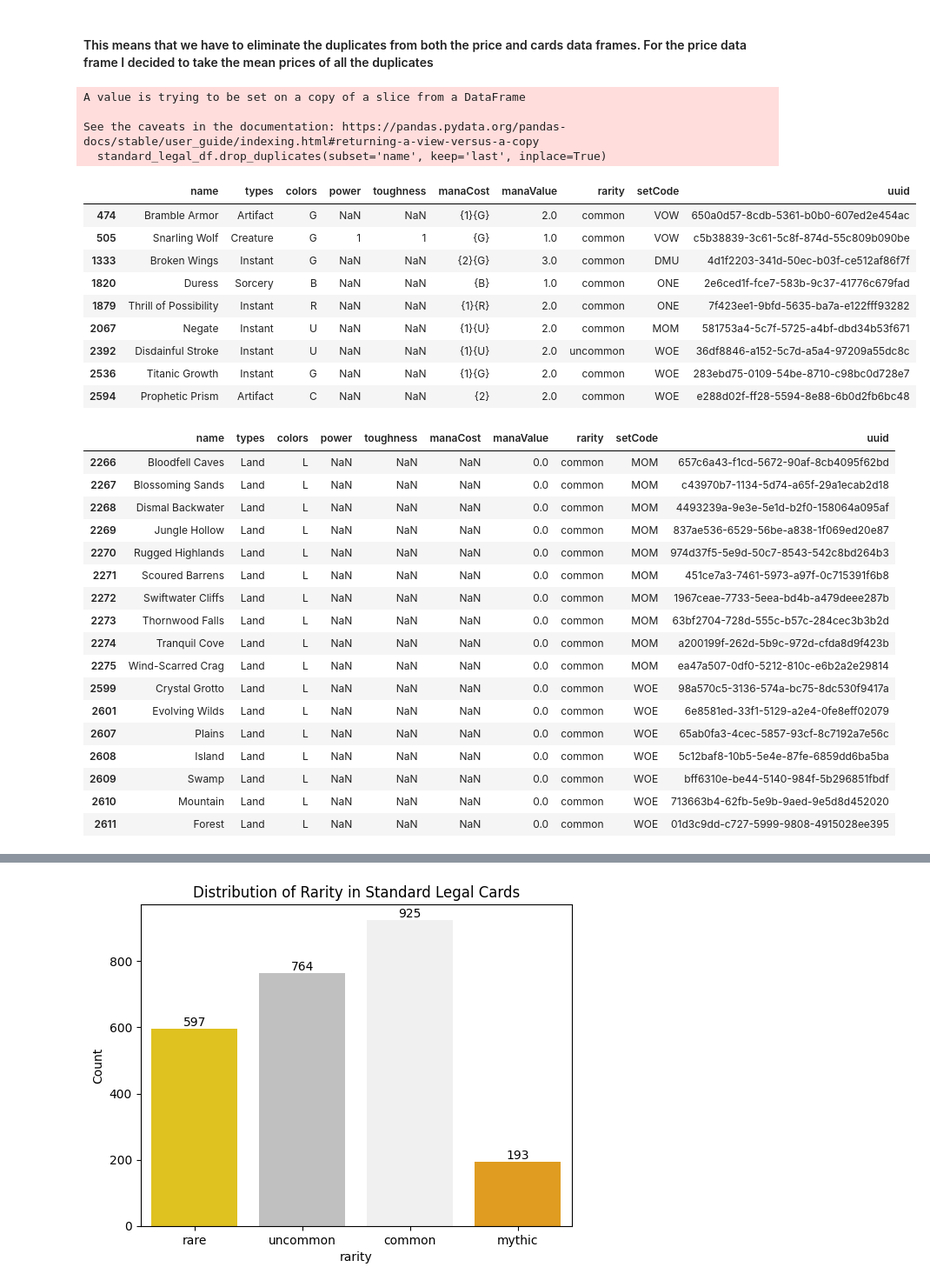
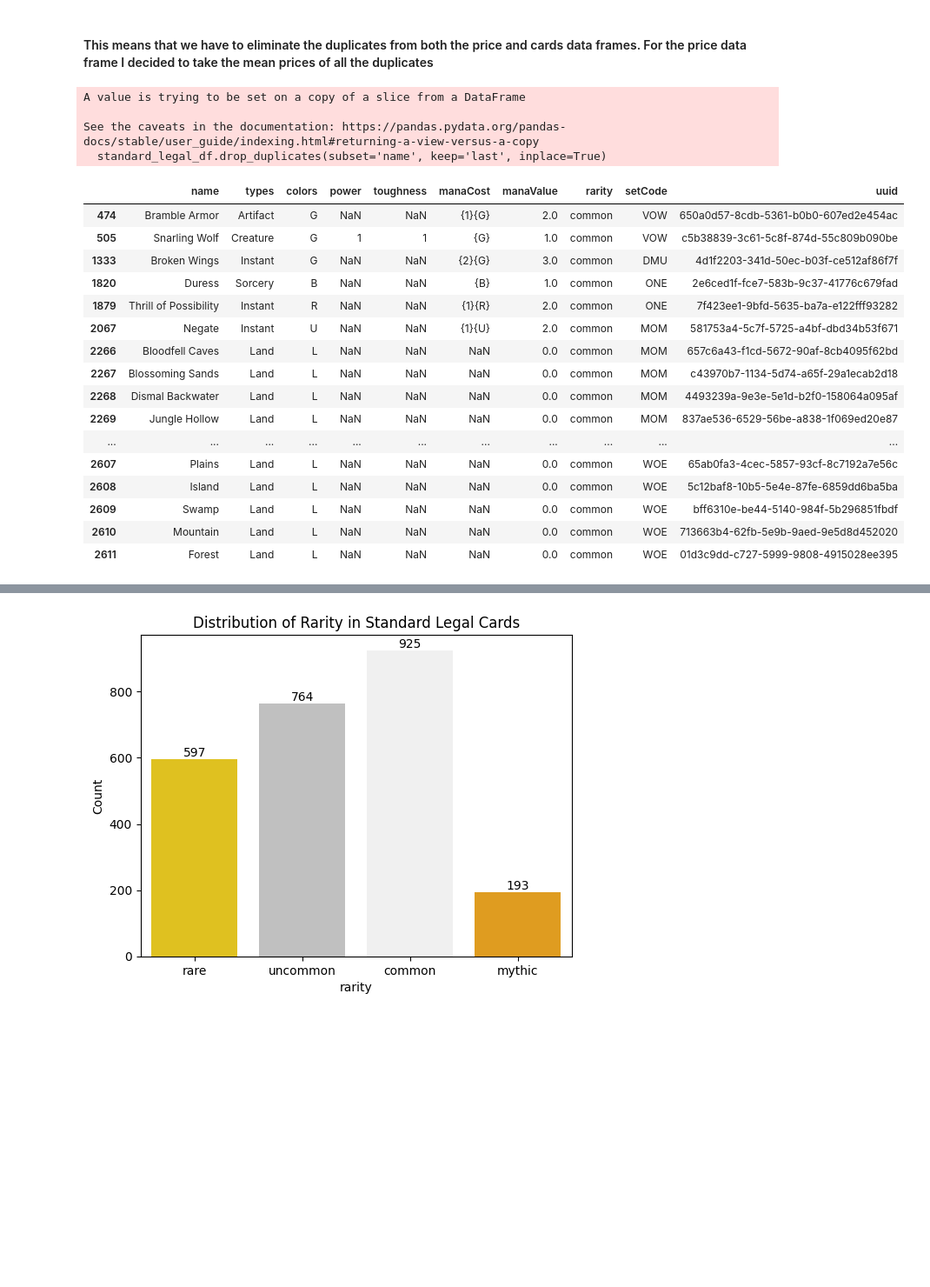
Before and after one commit to LouisHH0203/pet_projects, a Jupyter notebook: mtg_analysis.ipynb, the cells around one changed output, grey strips where cells are left out. Shown at 87% size. Saved outputs shown, nothing was run; the diff lists cells and outputs as text; code cells hidden in the pictures; blank space fills up the shorter version.

```diff
--- a/mtg_analysis.ipynb
+++ b/mtg_analysis.ipynb
@@ -680,47 +680,32 @@ dupe_uuid
 # %%
 # Starting with the cards df lets keep the newest version of the cards in the standard set
 standard_legal_df.drop_duplicates(subset='name', keep='last', inplace=True)
-# confirming if this worked correctly for non land cards
+# confirming if this worked correctly for
 duped_names = duplicates_df['name'].drop_duplicates().to_list()
-standard_legal_df[standard_legal_df['name'].isin(duped_names)]
+duped_lands = duplicate_lands['name'].drop_duplicates().to_list()
+standard_legal_df[standard_legal_df['name'].isin(duped_names+duped_lands)]
 # %% [output]
 A value is trying to be set on a copy of a slice from a DataFrame
 
 See the caveats in the documentation: https://pandas.pydata.org/pandas-docs/stable/user_guide/indexing.html#returning-a-view-versus-a-copy
   standard_legal_df.drop_duplicates(subset='name', keep='last', inplace=True)
 |  | name | types | colors | power | toughness | manaCost | manaValue | rarity | setCode | uuid |
 | 474 | Bramble Armor | Artifact | G | NaN | NaN | {1}{G} | 2.0 | common | VOW | 650a0d57-8cdb-5361-b0b0-607ed2e454ac |
 | 505 | Snarling Wolf | Creature | G | 1 | 1 | {G} | 1.0 | common | VOW | c5b38839-3c61-5c8f-874d-55c809b090be |
 | 1333 | Broken Wings | Instant | G | NaN | NaN | {2}{G} | 3.0 | common | DMU | 4d1f2203-341d-50ec-b03f-ce512af86f7f |
 | 1820 | Duress | Sorcery | B | NaN | NaN | {B} | 1.0 | common | ONE | 2e6ced1f-fce7-583b-9c37-41776c679fad |
 | 1879 | Thrill of Possibility | Instant | R | NaN | NaN | {1}{R} | 2.0 | common | ONE | 7f423ee1-9bfd-5635-ba7a-e122fff93282 |
 | 2067 | Negate | Instant | U | NaN | NaN | {1}{U} | 2.0 | common | MOM | 581753a4-5c7f-5725-a4bf-dbd34b53f671 |
-| 2392 | Disdainful Stroke | Instant | U | NaN | NaN | {1}{U} | 2.0 | uncommon | WOE | 36df8846-a152-5c7d-a5a4-97209a55dc8c |
-| 2536 | Titanic Growth | Instant | G | NaN | NaN | {1}{G} | 2.0 | common | WOE | 283ebd75-0109-54be-8710-c98bc0d728e7 |
-| 2594 | Prophetic Prism | Artifact | C | NaN | NaN | {2} | 2.0 | common | WOE | e288d02f-ff28-5594-8e88-6b0d2fb6bc48 |
+| 2266 | Bloodfell Caves | Land | L | NaN | NaN | NaN | 0.0 | common | MOM | 657c6a43-f1cd-5672-90af-8cb4095f62bd |
+| 2267 | Blossoming Sands | Land | L | NaN | NaN | NaN | 0.0 | common | MOM | c43970b7-1134-5d74-a65f-29a1ecab2d18 |
+| 2268 | Dismal Backwater | Land | L | NaN | NaN | NaN | 0.0 | common | MOM | 4493239a-9e3e-5e1d-b2f0-158064a095af |
+| 2269 | Jungle Hollow | Land | L | NaN | NaN | NaN | 0.0 | common | MOM | 837ae536-6529-56be-a838-1f069ed20e87 |
+| ... | ... | ... | ... | ... | ... | ... | ... | ... | ... | ... |
+| 2607 | Plains | Land | L | NaN | NaN | NaN | 0.0 | common | WOE | 65ab0fa3-4cec-5857-93cf-8c7192a7e56c |
+| 2608 | Island | Land | L | NaN | NaN | NaN | 0.0 | common | WOE | 5c12baf8-10b5-5e4e-87fe-6859dd6ba5ba |
+| 2609 | Swamp | Land | L | NaN | NaN | NaN | 0.0 | common | WOE | bff6310e-be44-5140-984f-5b296851fbdf |
+| 2610 | Mountain | Land | L | NaN | NaN | NaN | 0.0 | common | WOE | 713663b4-62fb-5e9b-9aed-9e5d8d452020 |
+| 2611 | Forest | Land | L | NaN | NaN | NaN | 0.0 | common | WOE | 01d3c9dd-c727-5999-9808-4915028ee395 |
-# %%
-# same check with land cards
-duped_lands = duplicate_lands['name'].drop_duplicates().to_list()
-standard_legal_df[standard_legal_df['name'].isin(duped_lands)]
-# %% [output]
-|  | name | types | colors | power | toughness | manaCost | manaValue | rarity | setCode | uuid |
-| 2266 | Bloodfell Caves | Land | L | NaN | NaN | NaN | 0.0 | common | MOM | 657c6a43-f1cd-5672-90af-8cb4095f62bd |
-| 2267 | Blossoming Sands | Land | L | NaN | NaN | NaN | 0.0 | common | MOM | c43970b7-1134-5d74-a65f-29a1ecab2d18 |
-| 2268 | Dismal Backwater | Land | L | NaN | NaN | NaN | 0.0 | common | MOM | 4493239a-9e3e-5e1d-b2f0-158064a095af |
-| 2269 | Jungle Hollow | Land | L | NaN | NaN | NaN | 0.0 | common | MOM | 837ae536-6529-56be-a838-1f069ed20e87 |
-| 2270 | Rugged Highlands | Land | L | NaN | NaN | NaN | 0.0 | common | MOM | 974d37f5-5e9d-50c7-8543-542c8bd264b3 |
-| 2271 | Scoured Barrens | Land | L | NaN | NaN | NaN | 0.0 | common | MOM | 451ce7a3-7461-5973-a97f-0c715391f6b8 |
-| 2272 | Swiftwater Cliffs | Land | L | NaN | NaN | NaN | 0.0 | common | MOM | 1967ceae-7733-5eea-bd4b-a479deee287b |
-| 2273 | Thornwood Falls | Land | L | NaN | NaN | NaN | 0.0 | common | MOM | 63bf2704-728d-555c-b57c-284cec3b3b2d |
-| 2274 | Tranquil Cove | Land | L | NaN | NaN | NaN | 0.0 | common | MOM | a200199f-262d-5b9c-972d-cfda8d9f423b |
-| 2275 | Wind-Scarred Crag | Land | L | NaN | NaN | NaN | 0.0 | common | MOM | ea47a507-0df0-5212-810c-e6b2a2e29814 |
-| 2599 | Crystal Grotto | Land | L | NaN | NaN | NaN | 0.0 | common | WOE | 98a570c5-3136-574a-bc75-8dc530f9417a |
-| 2601 | Evolving Wilds | Land | L | NaN | NaN | NaN | 0.0 | common | WOE | 6e8581ed-33f1-5129-a2e4-0fe8eff02079 |
-| 2607 | Plains | Land | L | NaN | NaN | NaN | 0.0 | common | WOE | 65ab0fa3-4cec-5857-93cf-8c7192a7e56c |
-| 2608 | Island | Land | L | NaN | NaN | NaN | 0.0 | common | WOE | 5c12baf8-10b5-5e4e-87fe-6859dd6ba5ba |
-| 2609 | Swamp | Land | L | NaN | NaN | NaN | 0.0 | common | WOE | bff6310e-be44-5140-984f-5b296851fbdf |
-| 2610 | Mountain | Land | L | NaN | NaN | NaN | 0.0 | common | WOE | 713663b4-62fb-5e9b-9aed-9e5d8d452020 |
-| 2611 | Forest | Land | L | NaN | NaN | NaN | 0.0 | common | WOE | 01d3c9dd-c727-5999-9808-4915028ee395 |
 # %%
 standard_legal_df
 # %% [output]
```
Also changed, not shown: parts of 1 cell of this notebook, 5 other files.
